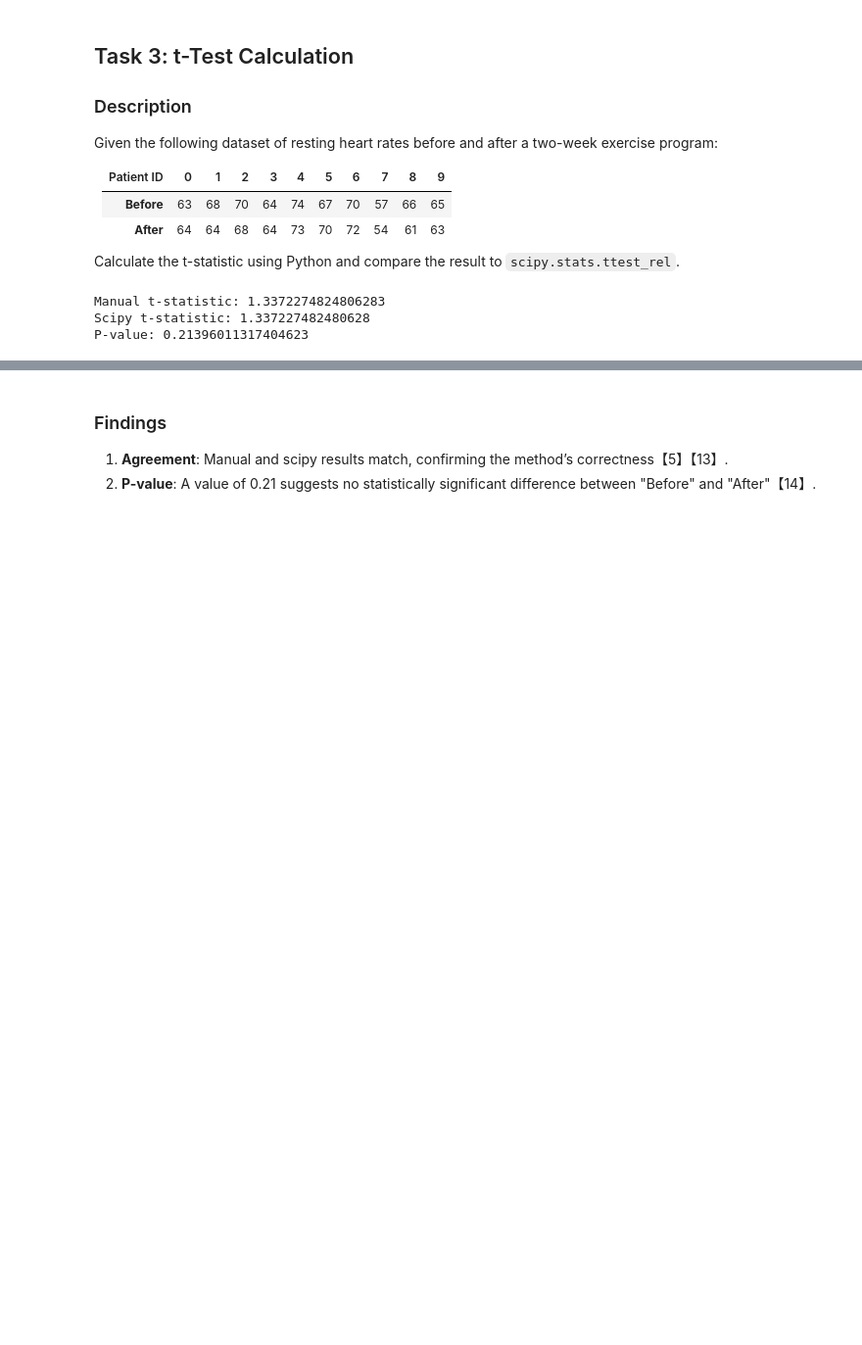
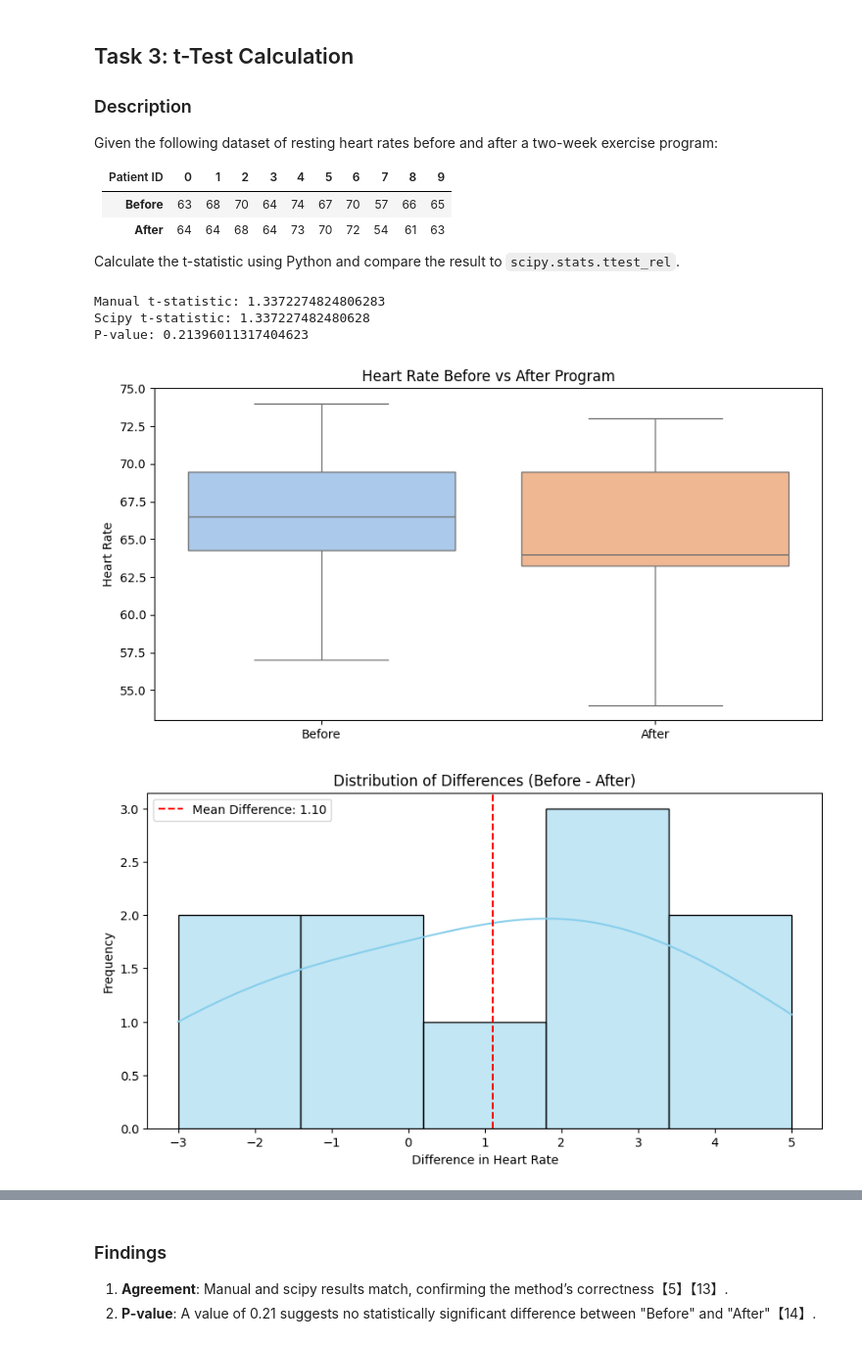
Before and after one commit to benjanning/applied_statistics, a Jupyter notebook: tasks.ipynb, the cells around one changed output, grey strips where cells are left out. Shown at 98% size. Cells and saved outputs as stored; diff of their text form; code cells hidden in the pictures; blank space fills up the shorter version.

Commit message:
Task 3 visualisation, headings

```diff
--- a/tasks.ipynb
+++ b/tasks.ipynb
@@ -167,29 +169,62 @@ Calculate the t-statistic using Python and compare the result to `scipy.stats.tt
 # %%
 # Task 3: Implementation
 import numpy as np
 import pandas as pd
 import matplotlib.pyplot as plt
 import seaborn as sns
 from scipy import stats
 
 # Dataset
 before = np.array([63, 68, 70, 64, 74, 67, 70, 57, 66, 65])
 after = np.array([64, 64, 68, 64, 73, 70, 72, 54, 61, 63])
 
 # Step 1: Manual calculation of t-statistic
 differences = before - after
 mean_diff = np.mean(differences)
 std_diff = np.std(differences, ddof=1)
 n = len(differences)
 
 t_stat_manual = mean_diff / (std_diff / np.sqrt(n))
 print("Manual t-statistic:", t_stat_manual)
 
 # Step 2: Using scipy
 t_stat_scipy, p_value = stats.ttest_rel(before, after)
 print("Scipy t-statistic:", t_stat_scipy)
 print("P-value:", p_value)
+
+# Step 3: Visualizations
+# 3.1: Boxplot for Before and After Heart Rates
+plt.figure(figsize=(10, 5))
+sns.boxplot(data=[before, after], palette="pastel")
+plt.xticks([0, 1], ["Before", "After"])
+plt.title("Heart Rate Before vs After Program")
+plt.ylabel("Heart Rate")
+plt.show()
+
+# 3.2: Histogram of Differences
+plt.figure(figsize=(10, 5))
+sns.histplot(differences, kde=True, color="skyblue", bins=5)
+plt.axvline(x=np.mean(differences), color="red", linestyle="--", label=f"Mean Difference: {mean_diff:.2f}")
+plt.title("Distribution of Differences (Before - After)")
+plt.xlabel("Difference in Heart Rate")
+plt.ylabel("Frequency")
+plt.legend()
+plt.show()
+
+# 3.3: Paired Line Chart
+plt.figure(figsize=(10, 5))
+plt.plot(range(n), before, marker='o', label="Before", color="blue")
+plt.plot(range(n), after, marker='o', label="After", color="orange")
+for i in range(n):
+    plt.plot([i, i], [before[i], after[i]], color="gray", linestyle="--")
+plt.xticks(range(n), [f"Patient {i}" for i in range(n)])
+plt.title("Heart Rates Before and After Program")
+plt.ylabel("Heart Rate")
+plt.legend()
+plt.show()
 # %% [output]
 Manual t-statistic: 1.3372274824806283
 Scipy t-statistic: 1.337227482480628
 P-value: 0.21396011317404623
+[figure, added]
+[figure, added]
```
Also changed, not shown: parts of 6 cells of this notebook.
